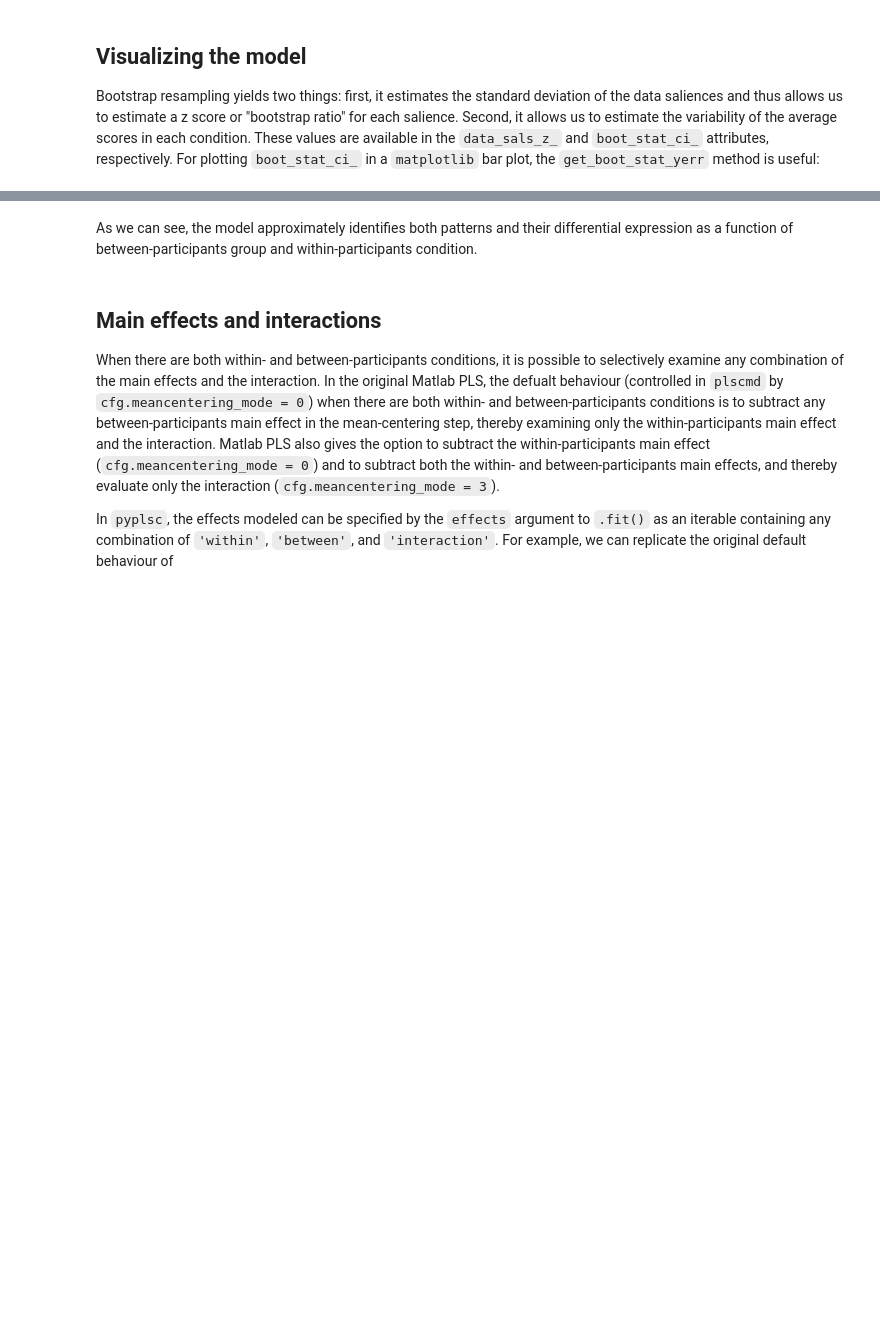
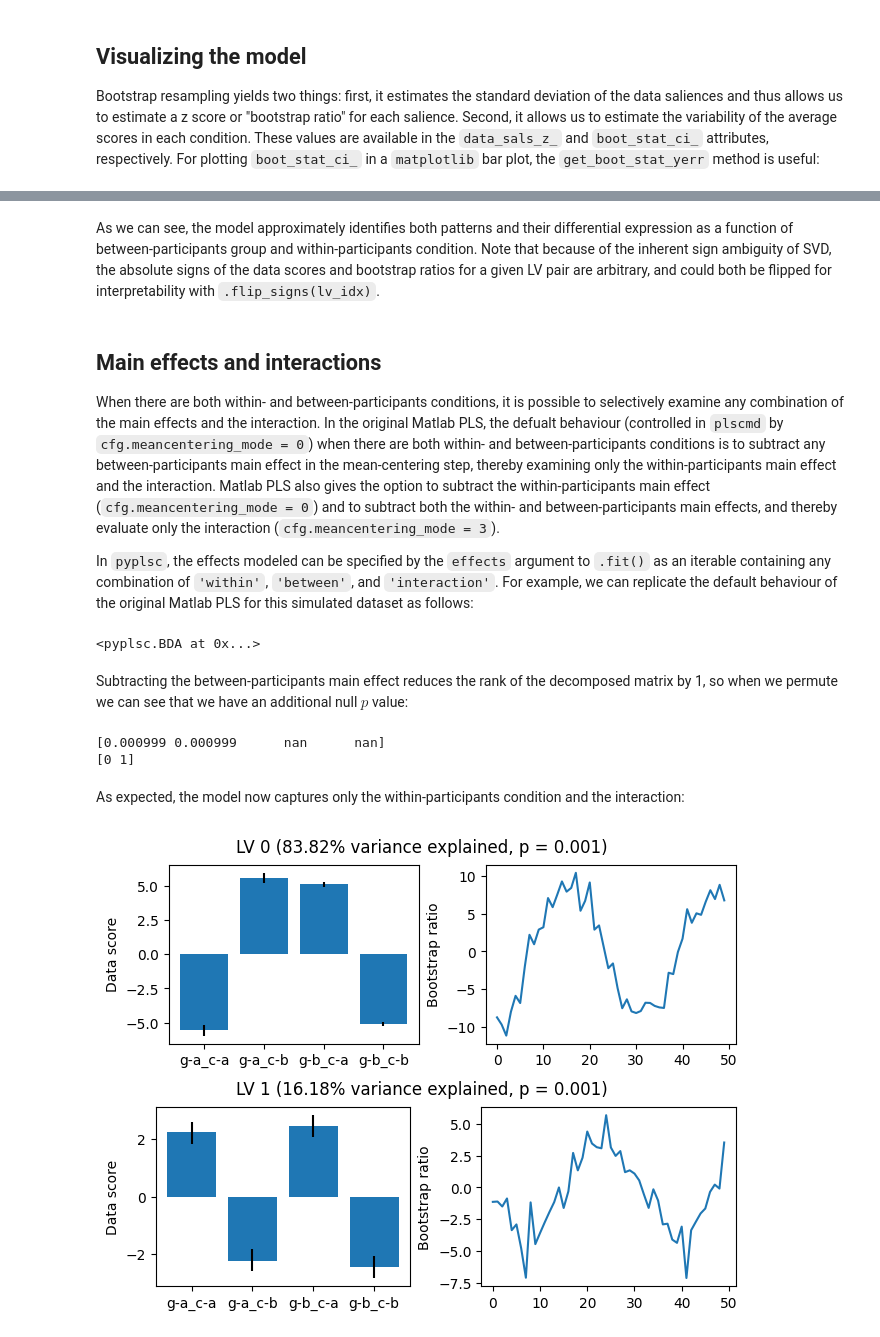
Before and after one commit to kinleyid/pyplsc, a Jupyter notebook: docs/source/notebooks/BDA.ipynb, the cells around one changed output, grey strips where cells are left out. Cells and saved outputs as stored; diff of their text form; code cells hidden in the pictures; blank space fills up the shorter version.

Commit message:
Describe effects argument to BDA.fit()

```diff
--- a/docs/source/notebooks/BDA.ipynb
+++ b/docs/source/notebooks/BDA.ipynb
@@ -105,8 +104,54 @@ for lv_idx in range(n_sig):
 # %% [markdown]
-As we can see, the model approximately identifies both patterns and their differential expression as a function of between-participants group and within-participants condition.
+As we can see, the model approximately identifies both patterns and their differential expression as a function of between-participants group and within-participants condition. Note that because of the inherent sign ambiguity of SVD, the absolute signs of the data scores and bootstrap ratios for a given LV pair are arbitrary, and could both be flipped for interpretability with `.flip_signs(lv_idx)`.
 # %% [markdown]
 ## Main effects and interactions
 
 When there are both within- and between-participants conditions, it is possible to selectively examine any combination of the main effects and the interaction. In the original Matlab PLS, the defualt behaviour (controlled in `plscmd` by `cfg.meancentering_mode = 0`) when there are both within- and between-participants conditions is to subtract any between-participants main effect in the mean-centering step, thereby examining only the within-participants main effect and the interaction. Matlab PLS also gives the option to subtract the within-participants main effect (`cfg.meancentering_mode = 0`) and to subtract both the within- and between-participants main effects, and thereby evaluate only the interaction (`cfg.meancentering_mode = 3`).
 
-In `pyplsc`, the effects modeled can be specified by the `effects` argument to `.fit()` as an iterable containing any combination of `'within'`, `'between'`, and `'interaction'`. For example, we can replicate the original default behaviour of
+In `pyplsc`, the effects modeled can be specified by the `effects` argument to `.fit()` as an iterable containing any combination of `'within'`, `'between'`, and `'interaction'`. For example, we can replicate the default behaviour of the original Matlab PLS for this simulated dataset as follows:
+# %%
+mod.fit(data,
+        design,
+        between='group',
+        within='cond',
+        participant='subj',
+        effects=('within', 'interaction'))
+# %% [output]
+<pyplsc.BDA at 0x...>
+# %% [markdown]
+Subtracting the between-participants main effect reduces the rank of the decomposed matrix by 1, so when we permute we can see that we have an additional null $p$ value:
+# %%
+mod.permute(1000)
+print(mod.pvals_)
+is_sig = mod.pvals_ < 0.05
+sig_lvs = np.where(is_sig)[0]
+print(sig_lvs)
+# %% [output]
+[0.000999 0.000999      nan      nan]
+[0 1]
+# %% [markdown]
+As expected, the model now captures only the within-participants condition and the interaction:
+# %%
+mod.bootstrap(1000, return_boot_stat_dist=False)
+labels = mod.design_sal_labels_
+labels = labels['between'].astype(str) + '_' + labels['within'].astype(str)
+n_sig = len(sig_lvs)
+
+fig = plt.figure(constrained_layout=True)
+subfigs = fig.subfigures(nrows=n_sig)
+
+for lv_idx in range(n_sig):
+    subfig = subfigs[lv_idx]
+    subfig.suptitle('LV %s (%.2f%% variance explained, p = %.3f)' % (
+        lv_idx,
+        100*mod.variance_explained_[lv_idx],
+        mod.pvals_[lv_idx]))
+    ax = subfig.subplots(ncols=2)
+    ax[0].bar(x=labels,
+                      height=mod.boot_stat_val_[:, lv_idx],
+                      yerr=mod.get_boot_stat_yerr(lv_idx))
+    ax[0].set_ylabel('Data score')
+    ax[1].plot(mod.data_sals_z_[:, lv_idx])
+    ax[1].set_ylabel('Bootstrap ratio')
+# %% [output]
+[figure, added]
```
Also changed, not shown: parts of 3 cells of this notebook.
